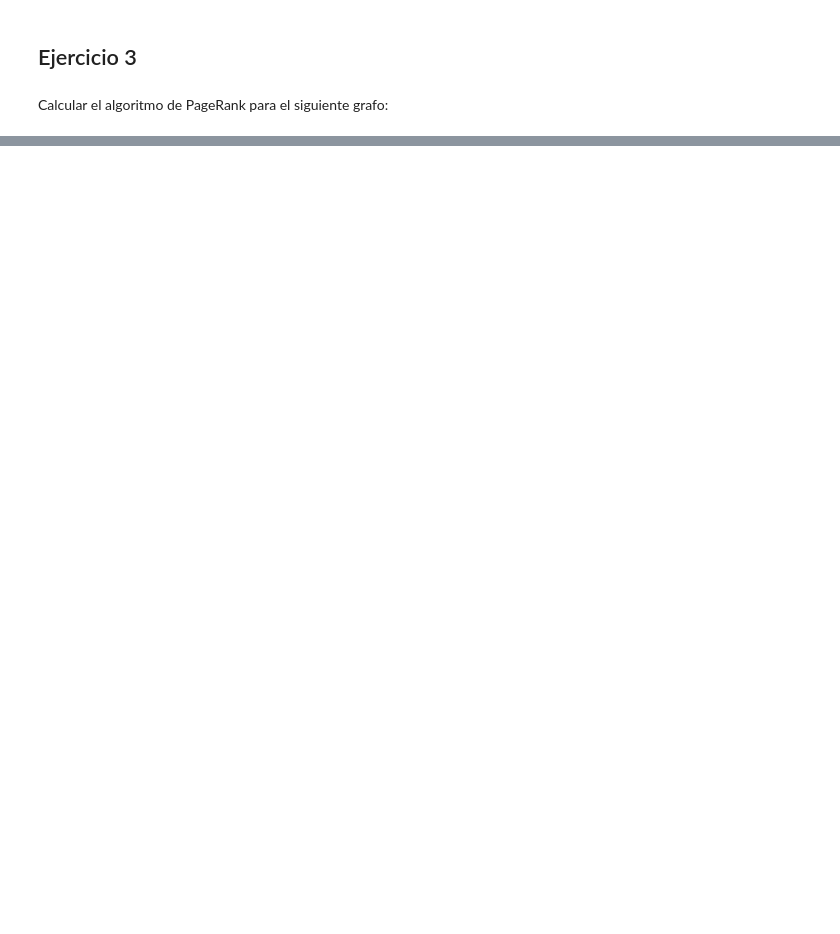
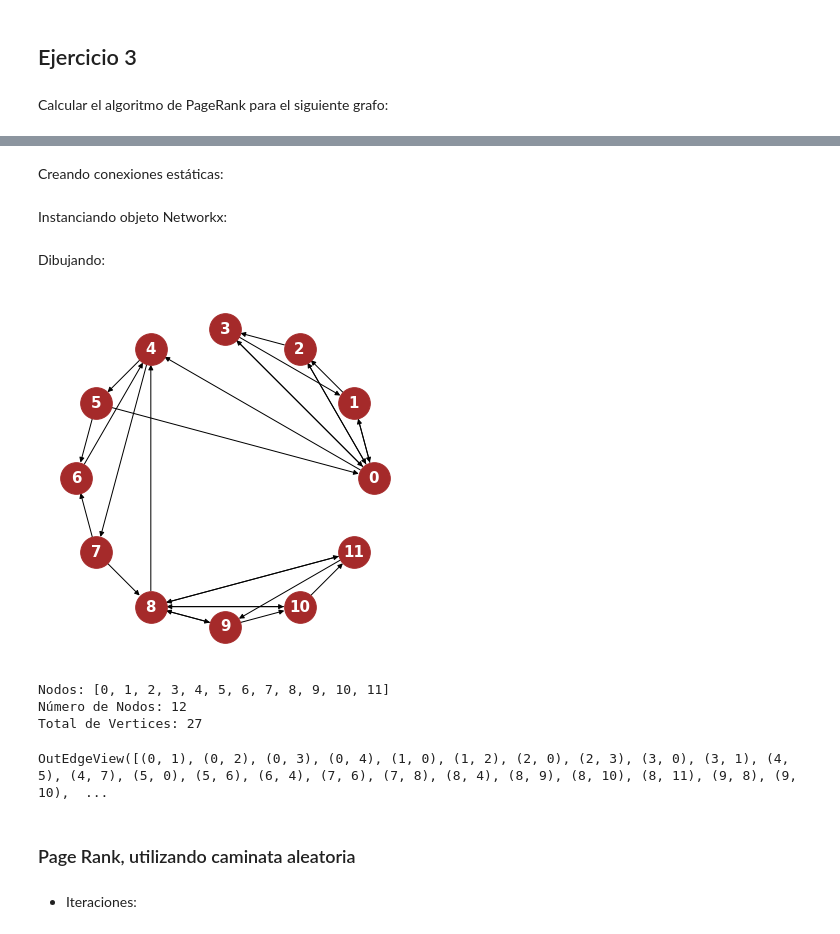
Before and after one commit to edcalderin/Final_Algebra_CienciaDatos, a Jupyter notebook: notebook_algebra_cienciaDatos.ipynb, the cells around one changed output, grey strips where cells are left out. Drawn from its saved outputs; the diff is of its cells as text; code cells hidden in the pictures; blank space fills up the shorter version.

Commit message:
page rank

```diff
--- a/notebook_algebra_cienciaDatos.ipynb
+++ b/notebook_algebra_cienciaDatos.ipynb
@@ -172,3 +174,57 @@ array([[-0.75564885, -0.94258412,  0.58521029,  0.31091255, -0.34236264,
 Calcular el algoritmo de PageRank para el siguiente grafo:
 # %% [markdown]
 <img src='graph.jpg' width=30%/>
+# %% [markdown]
+Creando conexiones estáticas:
+# %%
+EDGE_DATA = [(0,1), (0,2), (0,3), (0,4),
+             (1,0), (1,2),
+             (2,0), (2,3),
+             (3,0), (3,1),
+             (4,5), (4,7),
+             (5,0), (5,6),
+             (6,4),
+             (7,6), (7,8),
+             (8,4), (8,9), (8,10),(8,11),
+             (9,8), (9,10),
+             (10,8), (10,11),
+             (11,9), (11,8)
+            ]
+# %% [markdown]
+Instanciando objeto Networkx:
+# %%
+g = nx.DiGraph()
+
+N = 12
+g.add_nodes_from(range(N))
+g.add_edges_from(EDGE_DATA)
+# %% [markdown]
+Dibujando:
+# %%
+plt.figure(figsize=(5,5))
+
+params={
+    'with_labels': True,
+    'node_size': 1000,
+    'font_color': 'white',
+    'font_size': 15,
+    'font_weight': 'bold',
+    'node_color': 'brown'
+}
+nx.draw_circular(g, **params)
+# %% [output]
+[figure, added]
+# %%
+print('Nodos:', g.nodes())
+print('Número de Nodos:', g.number_of_nodes())
+print('Total de Vertices:',g.number_of_edges())
+# %% [output]
+Nodos: [0, 1, 2, 3, 4, 5, 6, 7, 8, 9, 10, 11]
+Número de Nodos: 12
+Total de Vertices: 27
+# %%
+g.out_edges()
+# %% [output]
+OutEdgeView([(0, 1), (0, 2), (0, 3), (0, 4), (1, 0), (1, 2), (2, 0), (2, 3), (3, 0), (3, 1), (4, 5), (4, 7), (5, 0), (5, 6), (6, 4), (7, 6), (7, 8), (8, 4), (8, 9), (8, 10), (8, 11), (9, 8), (9, 10),  ...
+# %% [markdown]
+### Page Rank, utilizando caminata aleatoria
@@ -174,0 +263,2 @@ Calcular el algoritmo de PageRank para el siguiente grafo:
+# %% [markdown]
+* Iteraciones:
```
Also changed, not shown: parts of 7 cells of this notebook.
